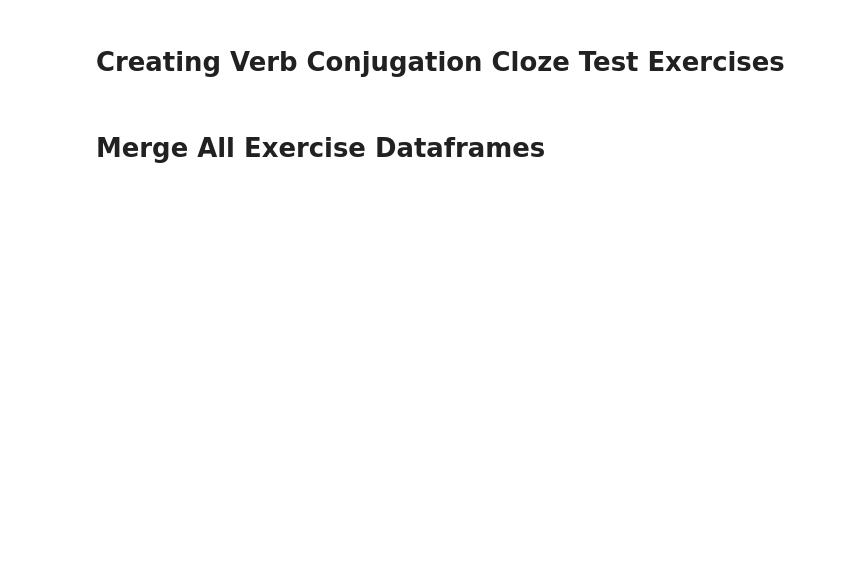
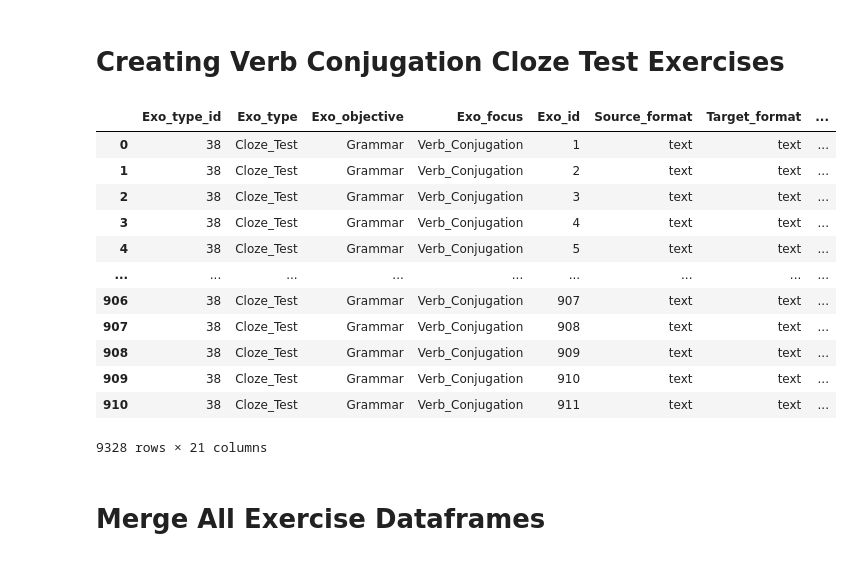
Before and after one commit to hugolpz/WeSpeaxExos, a Jupyter notebook: en/English_Exercises.ipynb, the cells around one changed output. Cells and saved outputs as stored; diff of their text form; code cells hidden in the pictures; blank space fills up the shorter version.

```diff
--- a/en/English_Exercises.ipynb
+++ b/en/English_Exercises.ipynb
@@ -438,18 +590,7 @@ def verbs_cloze_test(df_source):
     for i in range(len(df_source)):
         doc_en_phrase = nlp_en_stanza(str(df_source["English"][i]))
 
-        count = 0
-        blank = []
-        answer = []
-        hint = []
-        for sent in doc_en_phrase.sentences:
-            for word in sent.words:
-                if word.upos in ["VERB", "AUX"] and word.text != word.lemma:
-                    blank.append(count)
-                    answer.append(word.text)
-                    hint.append(word.lemma)
-
-                count += 1
+        blank, answer, hint = blank_generation(doc_en_phrase)
 
         if len(blank):
             question = []
@@ -457,7 +598,7 @@ def verbs_cloze_test(df_source):
             for b in range(len(blank)):
                 exo_id += 1
                 question.append(" ".join(
-                    [word.text if word.id != blank[b] + 1 else "..." for word in sent.words for sent in doc_en_phrase.sentences]))
+                    [word.text if word.id != blank[b] + 1 else "..." for sent in doc_en_phrase.sentences for word in sent.words]))
                 data.append([
                     "38",
                     "Cloze_Test",
@@ -469,33 +610,47 @@ def verbs_cloze_test(df_source):
                     str(df_source["ID"][i]),
                     "",
                     "French",
                     "English",
                     str(df_source["English"][i]),
                     "Conjugate the verb correctly:",
                     f"{question[b]} ({hint[b]})",
                     str(answer[b]),
                     "",
                     "",
                     "",
                     "",
                     "",
                     "",
                 ])
 
     return data
 
 data_v_ct_1 = verbs_cloze_test(df_7000_sents_1)
 df_v_ct_1 = pd.DataFrame(data_v_ct_1, columns=cols)
 
 data_v_ct_2 = verbs_cloze_test(df_7000_sents_2)
 df_v_ct_2 = pd.DataFrame(data_v_ct_2, columns=cols)
 
 data_v_ct_3 = verbs_cloze_test(df_7000_sents_3)
 df_v_ct_3 = pd.DataFrame(data_v_ct_3, columns=cols)
 
 frames_v_ct = [df_v_ct_1, df_v_ct_2, df_v_ct_3]
 df_v_ct = pd.concat(frames_v_ct)
 df_v_ct
+# %% [output]
+|  | Exo_type_id | Exo_type | Exo_objective | Exo_focus | Exo_id | Source_format | Target_format | ... |
+| 0 | 38 | Cloze_Test | Grammar | Verb_Conjugation | 1 | text | text | ... |
+| 1 | 38 | Cloze_Test | Grammar | Verb_Conjugation | 2 | text | text | ... |
+| 2 | 38 | Cloze_Test | Grammar | Verb_Conjugation | 3 | text | text | ... |
+| 3 | 38 | Cloze_Test | Grammar | Verb_Conjugation | 4 | text | text | ... |
+| 4 | 38 | Cloze_Test | Grammar | Verb_Conjugation | 5 | text | text | ... |
+| ... | ... | ... | ... | ... | ... | ... | ... | ... |
+| 906 | 38 | Cloze_Test | Grammar | Verb_Conjugation | 907 | text | text | ... |
+| 907 | 38 | Cloze_Test | Grammar | Verb_Conjugation | 908 | text | text | ... |
+| 908 | 38 | Cloze_Test | Grammar | Verb_Conjugation | 909 | text | text | ... |
+| 909 | 38 | Cloze_Test | Grammar | Verb_Conjugation | 910 | text | text | ... |
+| 910 | 38 | Cloze_Test | Grammar | Verb_Conjugation | 911 | text | text | ... |
+9328 rows × 21 columns
 # %% [markdown]
 # Merge All Exercise Dataframes
 # %%
```
Also changed, not shown: parts of 17 cells of this notebook, 3 other files.
